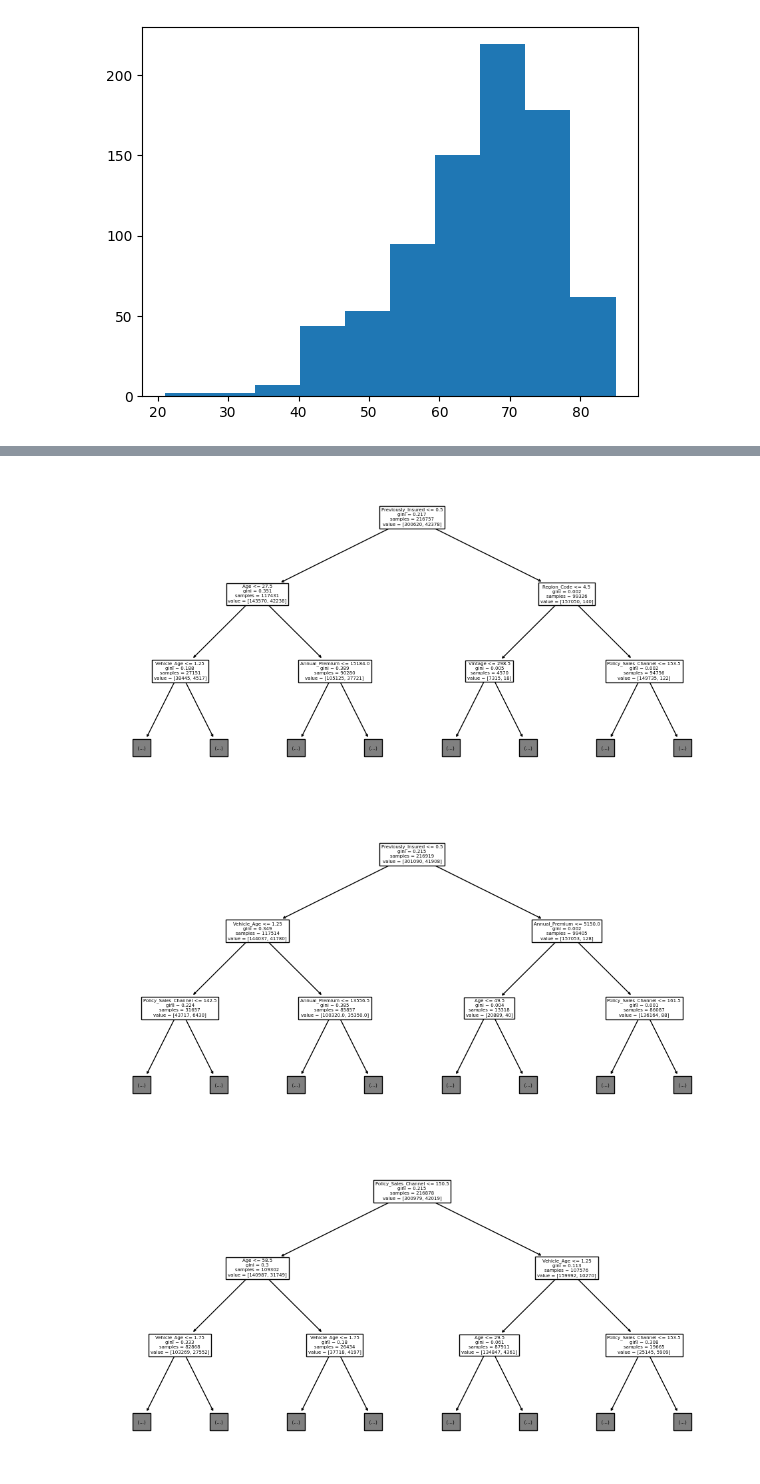
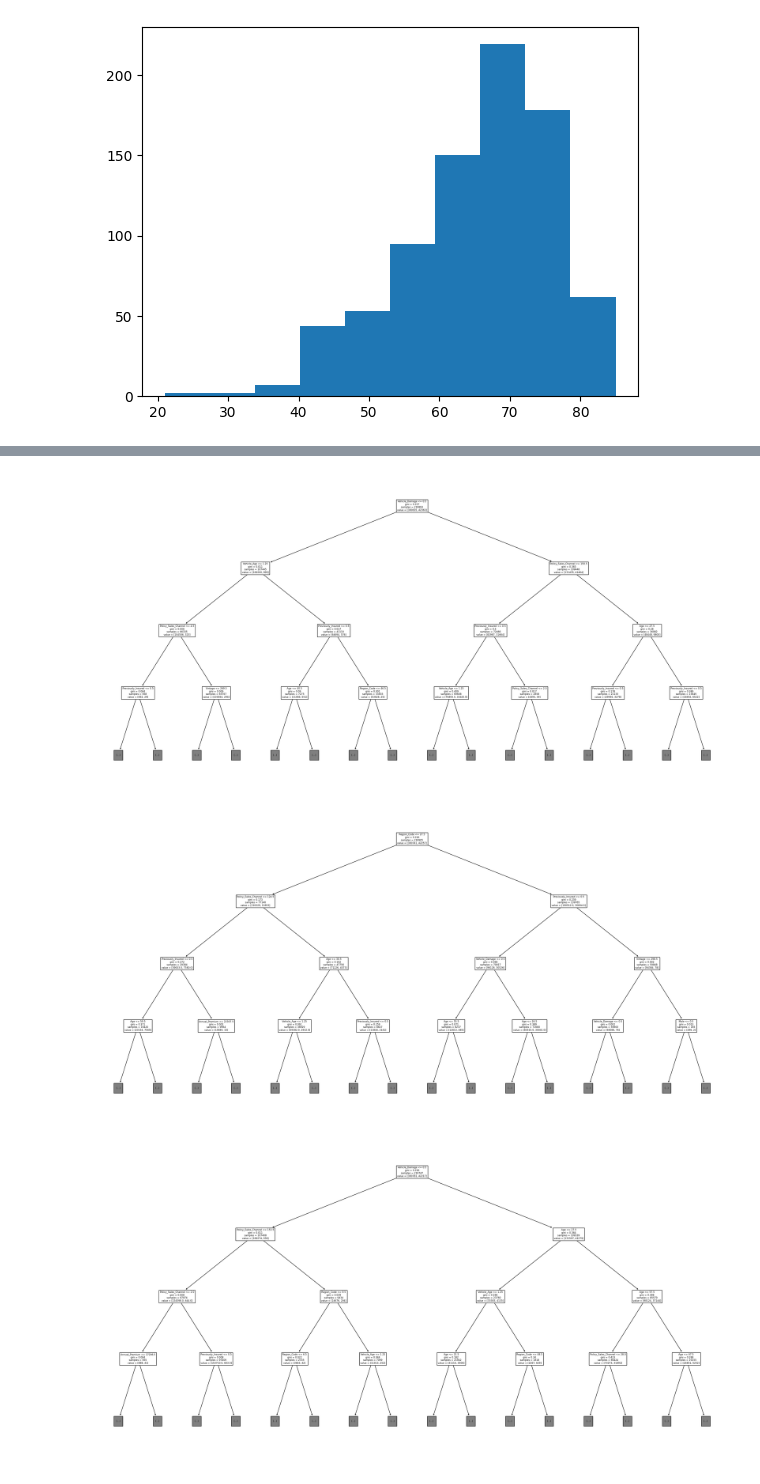
Before and after one commit to wmCmo/ml-insurance, a Jupyter notebook: explore.ipynb, the cells around one changed output, grey strips where cells are left out. Cells and saved outputs as stored; diff of their text form; code cells hidden in the pictures.

Commit message:
Fix training feature missing

```diff
--- a/explore.ipynb
+++ b/explore.ipynb
@@ -38,0 +1,14 @@ df['Vehicle_Age'] = df['Vehicle_Age'].apply(lambda x: 2 if x == '> 2 Years' else
+# %%
+import pandas as pd
+import matplotlib.pyplot as plt
+from sklearn.ensemble import RandomForestClassifier
+from sklearn.tree import plot_tree
+
+df = pd.read_csv('./data/train.csv')
+df['Male'] = df['Gender'].apply(lambda x: True if x == 'Male' else False)
+df = df.drop(['Gender', 'id'], axis=1)
+df['Vehicle_Damage'] = df['Vehicle_Damage'].apply(lambda x: True if x == 'Yes' else False)
+df['Vehicle_Age'] = df['Vehicle_Age'].apply(lambda x: 2 if x == '> 2 Years' else 1.5 if x=='1-2 Year' else 1)
+df['Driving_License'] = df['Driving_License'].apply(lambda x: True if x==1 else False)
+df['Previously_Insured'] = df['Previously_Insured'].apply(lambda x: True if x== 1 else False)
+df['Response'] = df['Response'].apply(lambda x: True if x== 1 else False)
@@ -70,0 +44,10 @@ X_train
+# %%
+train = df.iloc[:round((len(df)/10*9))]
+test = df.iloc[:round((len(df)/10))]
+
+features = ['Age', 'Driving_License', 'Region_Code', 'Previously_Insured', 'Vehicle_Age', 'Annual_Premium', 'Policy_Sales_Channel', 'Vintage', 'Male', 'Vehicle_Damage']
+
+X_train = train[features]
+y_train = train['Response']
+X_test = test[features]
+y_test = test['Response']
@@ -100,2 +94,3 @@ y_test = test['Response']
 # %%
-model = RandomForestClassifier(min_samples_leaf=2, )
+model = RandomForestClassifier(min_samples_leaf=2, max_features=3)
+model.fit(X_train,y_train)
@@ -227,9 +194,9 @@ df.loc[(df['Vehicle_Age'] != '< 1 Year') & (df['Vehicle_Age'] != '1-2 Year')]
 # %%
 for i in range(10):
     tree = model.estimators_[i]
-    plt.figure(figsize=(12,6))
+    plt.figure(figsize=(30,15))
     data = plot_tree(tree,
                            feature_names=features,
-                           max_depth=2,)
+                           max_depth=3,)
     plt.show()
 # %% [output]
@@ -239,3 +206,3 @@ for i in range(10):
-[figure, old version]
+[figure, new version]
-[figure, old version]
+[figure, new version]
-[figure, old version]
+[figure, new version]
```
Also changed, not shown: parts of 31 cells of this notebook.
